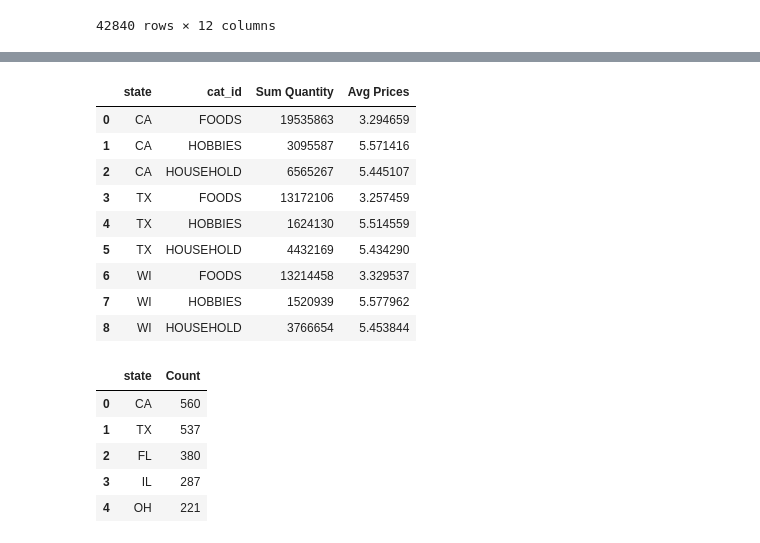
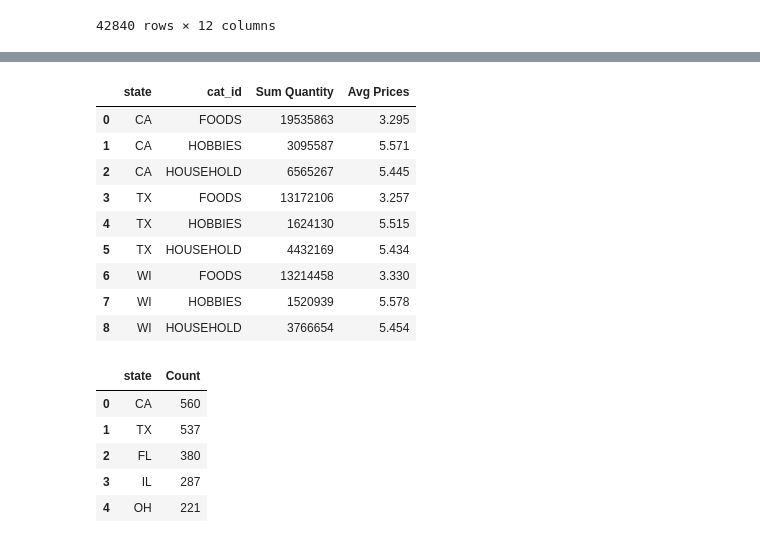
Before and after one commit to beckyydo/Project-2, a Jupyter notebook: Resources/Table2.ipynb, the cells around one changed output, grey strips where cells are left out. Drawn from its saved outputs; the diff is of its cells as text; code cells hidden in the pictures.

Commit message:
Update Table2

```diff
--- a/Resources/Table2.ipynb
+++ b/Resources/Table2.ipynb
@@ -195,7 +195,7 @@ keeps_df=prices[column_to_keep]
 
 
 finalprices_df=keeps_df.join(avg_df)
-finalprices_df = finalprices_df.round({'Avg prices': 3})
+finalprices_df = finalprices_df.round({'Avg Prices': 3})
 finalprices_df
 # %% [output]
 |  | id | Avg Prices |
@@ -232,19 +232,20 @@ merged_df
 # %%
 #Total quantity and average prices for each category in the discussed states(CA, TX, WI)
 merged_groupby=merged_df.groupby(["state", "cat_id"])
 state_category = pd.DataFrame(merged_groupby.agg({'Sum Quantity': 'sum', 'Avg Prices': 'mean'}).reset_index())
+state_category = state_category.round({'Avg Prices': 3})
 state_category
 # %% [output]
 |  | state | cat_id | Sum Quantity | Avg Prices |
-| 0 | CA | FOODS | 19535863 | 3.294659 |
-| 1 | CA | HOBBIES | 3095587 | 5.571416 |
-| 2 | CA | HOUSEHOLD | 6565267 | 5.445107 |
-| 3 | TX | FOODS | 13172106 | 3.257459 |
-| 4 | TX | HOBBIES | 1624130 | 5.514559 |
-| 5 | TX | HOUSEHOLD | 4432169 | 5.434290 |
-| 6 | WI | FOODS | 13214458 | 3.329537 |
-| 7 | WI | HOBBIES | 1520939 | 5.577962 |
-| 8 | WI | HOUSEHOLD | 3766654 | 5.453844 |
+| 0 | CA | FOODS | 19535863 | 3.295 |
+| 1 | CA | HOBBIES | 3095587 | 5.571 |
+| 2 | CA | HOUSEHOLD | 6565267 | 5.445 |
+| 3 | TX | FOODS | 13172106 | 3.257 |
+| 4 | TX | HOBBIES | 1624130 | 5.515 |
+| 5 | TX | HOUSEHOLD | 4432169 | 5.434 |
+| 6 | WI | FOODS | 13214458 | 3.330 |
+| 7 | WI | HOBBIES | 1520939 | 5.578 |
+| 8 | WI | HOUSEHOLD | 3766654 | 5.454 |
 # %%
 # Calculate count of stores in each state
 walmart_stores=pd.DataFrame(walmart['state'].value_counts(sort=True))
```
Also changed, not shown: parts of 4 cells of this notebook.
